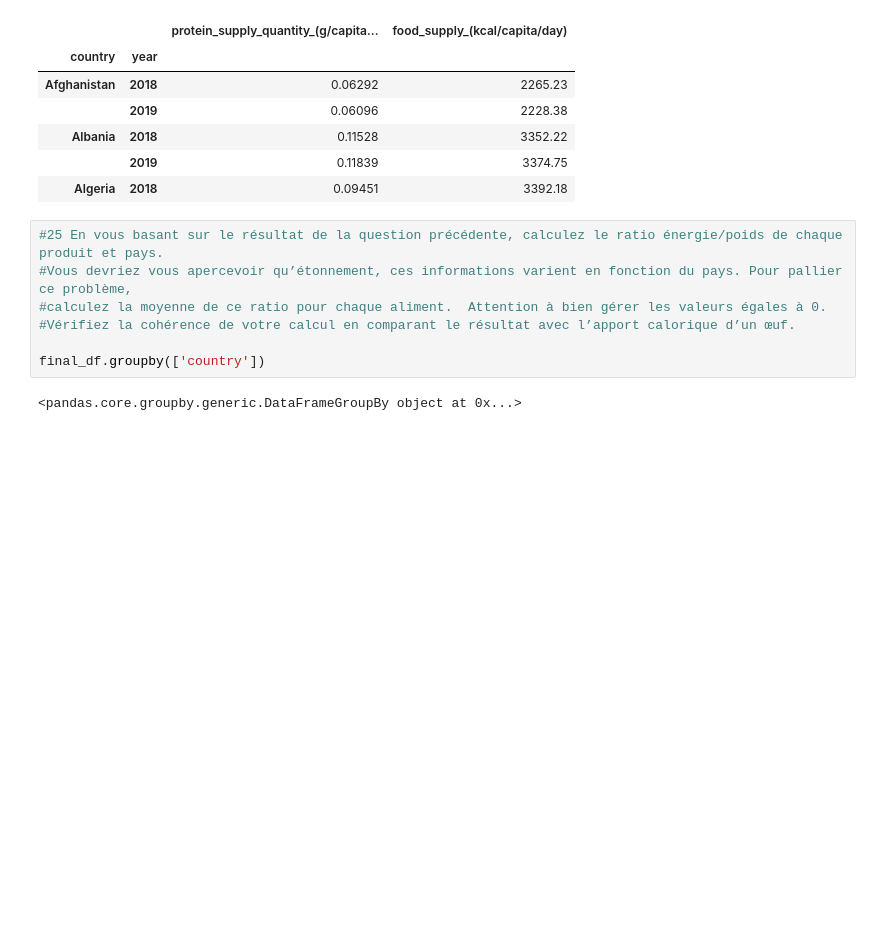
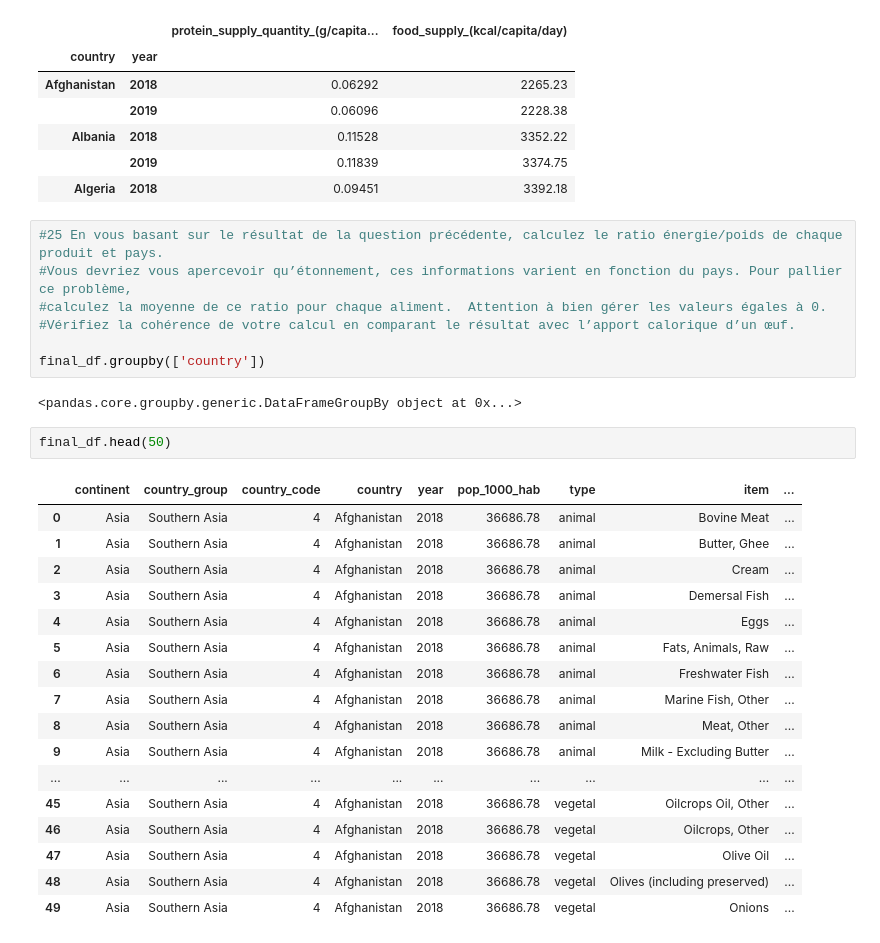
Before and after one commit to t7bo/projet-brief-pandas, a Jupyter notebook: deb.ipynb, the cells around one changed output. Saved outputs shown, nothing was run; the diff lists cells and outputs as text; blank space fills up the shorter version.

```diff
--- a/deb.ipynb
+++ b/deb.ipynb
@@ -666,3 +666,23 @@ result.head()
 final_df.groupby(['country'])
 # %% [output]
 <pandas.core.groupby.generic.DataFrameGroupBy object at 0x...>
+# %%
+final_df.head(50)
+# %% [output]
+|  | continent | country_group | country_code | country | year | pop_1000_hab | type | item | ... |
+| 0 | Asia | Southern Asia | 4 | Afghanistan | 2018 | 36686.78 | animal | Bovine Meat | ... |
+| 1 | Asia | Southern Asia | 4 | Afghanistan | 2018 | 36686.78 | animal | Butter, Ghee | ... |
+| 2 | Asia | Southern Asia | 4 | Afghanistan | 2018 | 36686.78 | animal | Cream | ... |
+| 3 | Asia | Southern Asia | 4 | Afghanistan | 2018 | 36686.78 | animal | Demersal Fish | ... |
+| 4 | Asia | Southern Asia | 4 | Afghanistan | 2018 | 36686.78 | animal | Eggs | ... |
+| 5 | Asia | Southern Asia | 4 | Afghanistan | 2018 | 36686.78 | animal | Fats, Animals, Raw | ... |
+| 6 | Asia | Southern Asia | 4 | Afghanistan | 2018 | 36686.78 | animal | Freshwater Fish | ... |
+| 7 | Asia | Southern Asia | 4 | Afghanistan | 2018 | 36686.78 | animal | Marine Fish, Other | ... |
+| 8 | Asia | Southern Asia | 4 | Afghanistan | 2018 | 36686.78 | animal | Meat, Other | ... |
+| 9 | Asia | Southern Asia | 4 | Afghanistan | 2018 | 36686.78 | animal | Milk - Excluding Butter | ... |
+| ... | ... | ... | ... | ... | ... | ... | ... | ... | ... |
+| 45 | Asia | Southern Asia | 4 | Afghanistan | 2018 | 36686.78 | vegetal | Oilcrops Oil, Other | ... |
+| 46 | Asia | Southern Asia | 4 | Afghanistan | 2018 | 36686.78 | vegetal | Oilcrops, Other | ... |
+| 47 | Asia | Southern Asia | 4 | Afghanistan | 2018 | 36686.78 | vegetal | Olive Oil | ... |
+| 48 | Asia | Southern Asia | 4 | Afghanistan | 2018 | 36686.78 | vegetal | Olives (including preserved) | ... |
+| 49 | Asia | Southern Asia | 4 | Afghanistan | 2018 | 36686.78 | vegetal | Onions | ... |
```
Also changed, not shown: parts of 4 cells of this notebook.
